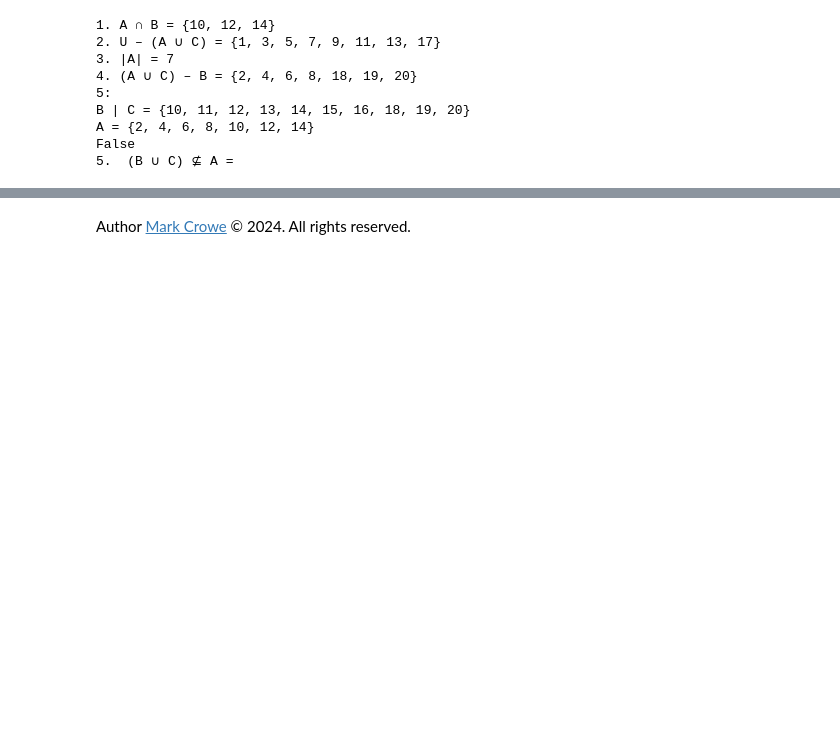
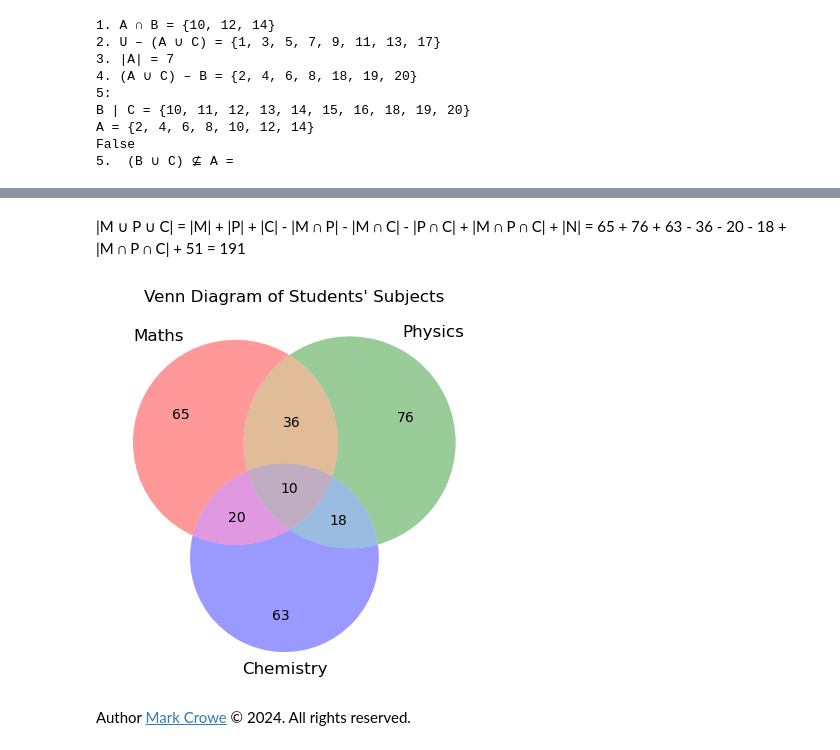
Before and after one commit to marcocrowe/learn-computer-maths, a Jupyter notebook: set-theory.ipynb, the cells around one changed output, grey strips where cells are left out. Cells and saved outputs as stored; diff of their text form; code cells hidden in the pictures; blank space fills up the shorter version.

```diff
--- a/set-theory.ipynb
+++ b/set-theory.ipynb
@@ -47,2 +108,27 @@ False
+# %% [markdown]
+|M ∪ P ∪ C| = |M| + |P| + |C| - |M ∩ P| - |M ∩ C| - |P ∩ C| + |M ∩ P ∩ C| + |N| = 65 + 76 + 63 - 36 - 20 - 18 + |M ∩ P ∩ C| + 51 = 191
+# %%
+from matplotlib import pyplot as plt
+from matplotlib_venn import venn3
+
+# Define the sizes of the groups
+sizes = {
+    "100": 65,  # Maths
+    "010": 76,  # Physics
+    "001": 63,  # Chemistry
+    "110": 36,  # Maths and Physics
+    "101": 20,  # Maths and Chemistry
+    "011": 18,  # Physics and Chemistry
+    "111": 10,  # Maths, Physics, and Chemistry
+}
+
+# Plot the Venn diagram
+venn = venn3(subsets=sizes, set_labels=("Maths", "Physics", "Chemistry"))
+
+# Show the plot
+plt.title("Venn Diagram of Students' Subjects")
+plt.show()
+# %% [output]
+[figure, added]
 # %% [markdown]
 Author <a href="https://github.com/marcocrowe" target="_parent">Mark Crowe</a> &copy; 2024. All rights reserved.
```
Also changed, not shown: parts of 7 cells of this notebook, 2 other files.
